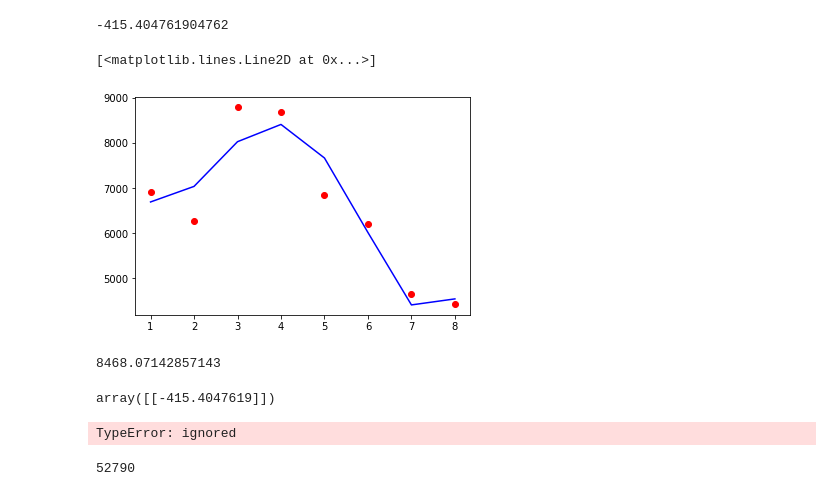
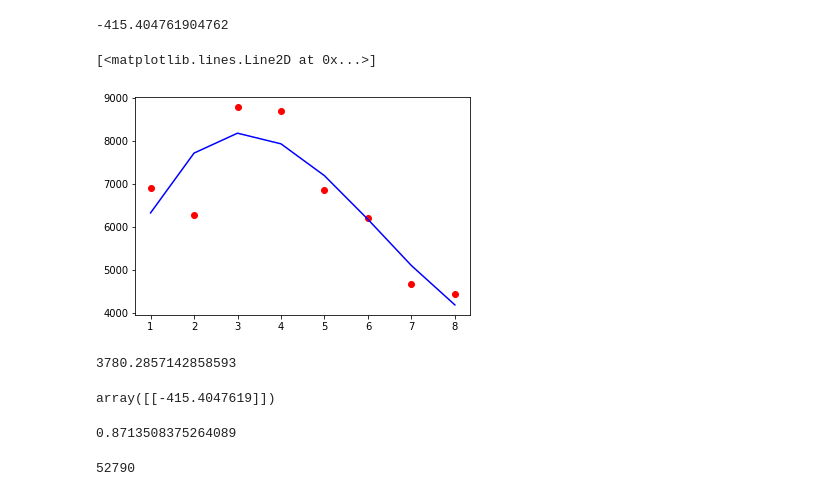
Before and after one commit to Maksimka9/clustering, a Jupyter notebook: main.ipynb, the cells around one changed output. Cells and saved outputs as stored; diff of their text form; code cells hidden in the pictures.

```diff
--- a/main.ipynb
+++ b/main.ipynb
@@ -472,33 +458,38 @@ float(regression.coef_)
 # %%
 lin_reg=LinearRegression()
 lin_reg.fit(x,y0)
 
-poly_reg=PolynomialFeatures(degree=4)
+poly_reg=PolynomialFeatures(degree=3)
 X_poly=poly_reg.fit_transform(x)
 poly_reg.fit(X_poly,y0)
 lin_reg2=LinearRegression()
 lin_reg2.fit(X_poly,y0)
 
 X_grid=np.arange(min(x),max(x),0.1)
 X_grid=X_grid.reshape((len(X_grid),1))
+#plt.scatter(x,y0,color='red')
+#plt.plot(x,lin_reg.predict(x),color='blue')
 plt.scatter(x,y0,color='red')
 plt.plot(x,lin_reg2.predict(poly_reg.fit_transform(x)),color='blue')
 # %% [output]
 [<matplotlib.lines.Line2D at 0x...>]
-[figure, old version]
+[figure, new version]
 # %%
 float(lin_reg2.intercept_)
 # %% [output]
-8468.07142857143
+3780.2857142858593
 # %%
 lin_reg2.coef_
 # %% [output]
 array([[-415.4047619]])
 # %%
+sum = 0
 for column in dots_for_regression_df.columns:
-  print(column, dots_for_regression_df[column].iloc[0]/(sum(dots_for_regression_df[column].iloc[0:])))
+  sum += dots_for_regression_df[column].iloc[0]/dots_for_regression_df[column].iloc[0:].sum()
+
+sum/len(dots_for_regression_df.columns)
 # %% [output]
-TypeError: ignored
+0.8713508375264089
 # %%
 dots_for_regression_df.iloc[0].sum()
 # %% [output]
```
Also changed, not shown: parts of 1 cell of this notebook.
